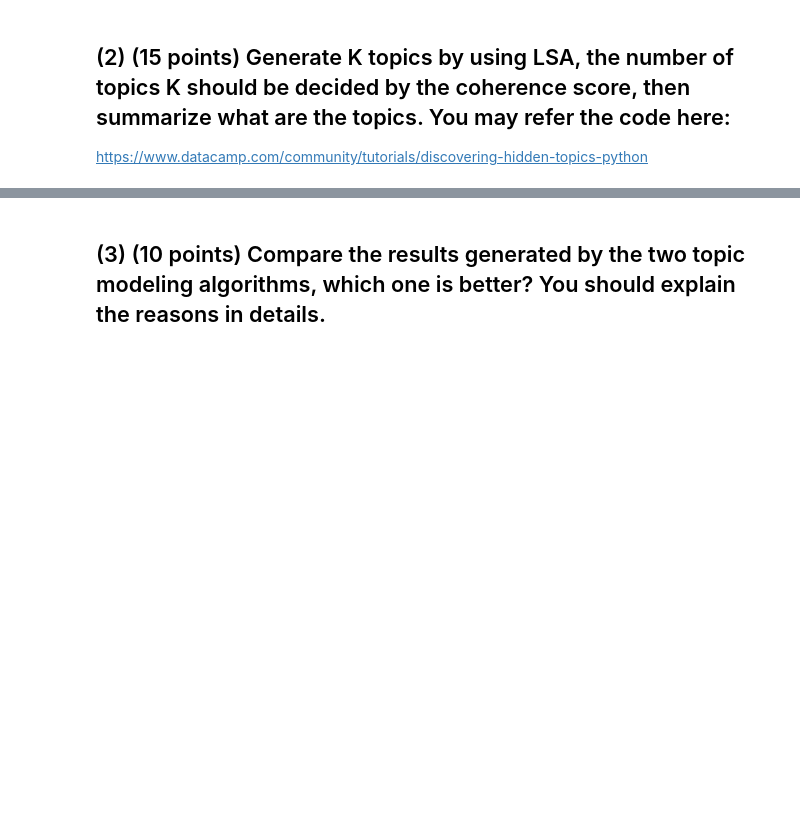
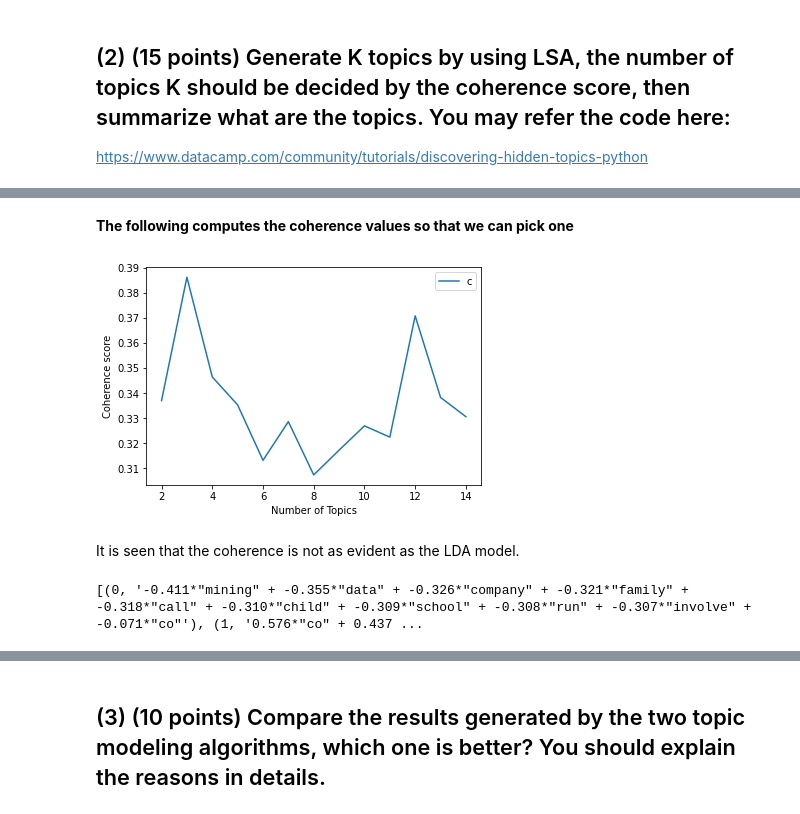
Before and after one commit to vishalpuri07/VISHAL_INFO5731_FALL2021, a Jupyter notebook: In_class_exercise_04.ipynb, the cells around one changed output, grey strips where cells are left out. Saved outputs shown, nothing was run; the diff lists cells and outputs as text; code cells hidden in the pictures; blank space fills up the shorter version.

```diff
--- a/In_class_exercise_04.ipynb
+++ b/In_class_exercise_04.ipynb
@@ -34,0 +172,6 @@ https://www.datacamp.com/community/tutorials/discovering-hidden-topics-python
+# %%
+def prepare_corpus(data_lemmatized):
+    dictionary = corpora.Dictionary(data_lemmatized) # create dictionary
+    data_lemmatized_matrix = [dictionary.doc2bow(doc) for doc in data_lemmatized]
+    return dictionary,data_lemmatized_matrix
+prepare_corpus(data_lemmatized);
@@ -34,0 +186,34 @@ https://www.datacamp.com/community/tutorials/discovering-hidden-topics-python
+# %% [markdown]
+**The following computes the coherence values so that we can pick one**
+# %%
+def compute_coherence_values(dictionary, data_lemmatized_matrix, data_lemmatized, stop, start=2, step=3):
+    coherencevalues = []
+    model_list = []
+    for num_topics in range(start, stop, step):
+        model = LsiModel(data_lemmatized_matrix, num_topics=number_of_topics, id2word = dictionary)
+        model_list.append(model)
+        coherencemodel = CoherenceModel(model=model, texts=data_lemmatized, dictionary=dictionary, coherence='c_v')
+        coherencevalues.append(coherencemodel.get_coherence())
+    return model_list, coherencevalues
+# %%
+def plot_graph(data_lemmatized,start, stop, step):
+    dictionary,data_lemmatized_matrix=prepare_corpus(data_lemmatized)
+    model_list, coherence_values = compute_coherence_values(dictionary, data_lemmatized_matrix,data_lemmatized,stop, start, step)
+    x = range(start, stop, step)
+    plots.plot(x, coherence_values)
+    plots.xlabel("Number of Topics")
+    plots.ylabel("Coherence score")
+    plots.legend(("coherence_values"), loc='best')
+    plots.show()
+# %%
+number_of_topics = 10
+words = 12
+plot_graph(data_lemmatized,2,15,1)
+# %% [output]
+[figure, added]
+# %% [markdown]
+It is seen that the coherence is not as evident as the LDA model.
+# %%
+model=create_gensim_lsa_model(data_lemmatized,number_of_topics,words)
+# %% [output]
+[(0, '-0.411*"mining" + -0.355*"data" + -0.326*"company" + -0.321*"family" + -0.318*"call" + -0.310*"child" + -0.309*"school" + -0.308*"run" + -0.307*"involve" + -0.071*"co"'), (1, '0.576*"co" + 0.437 ...
```
Also changed, not shown: parts of 25 cells of this notebook.
